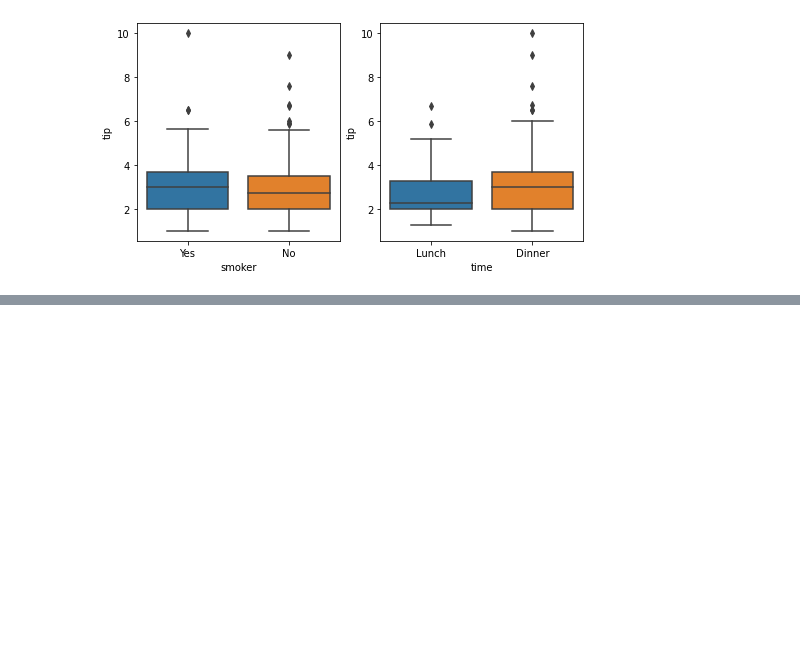
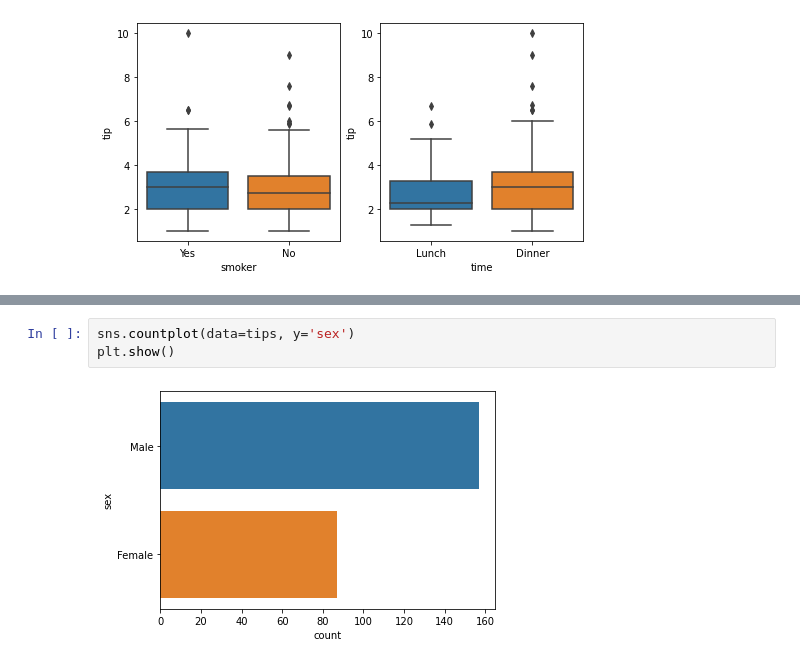
Before and after one commit to sejinseo/Itwill_Python, a Jupyter notebook: py22_seaborn.ipynb, the cells around one changed output, grey strips where cells are left out. Drawn from its saved outputs; the diff is of its cells as text; blank space fills up the shorter version.

```diff
--- a/py22_seaborn.ipynb
+++ b/py22_seaborn.ipynb
@@ -95,0 +120,5 @@ plt.show()
+# %%
+sns.countplot(data=tips, y='sex')
+plt.show()
+# %% [output]
+[figure, added]
```
Also changed, not shown: parts of 21 cells of this notebook.
